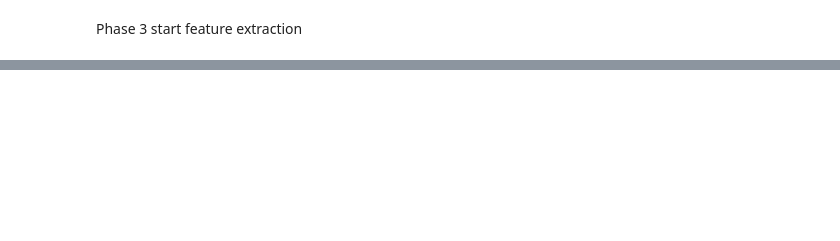
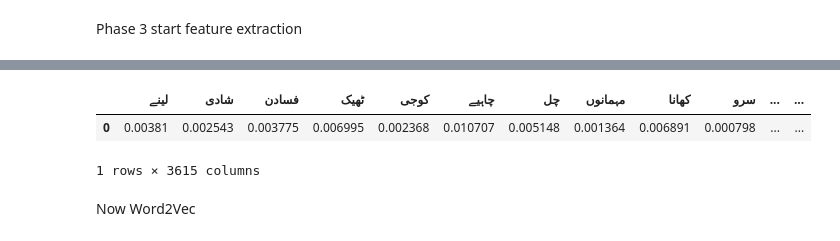
Before and after one commit to SheikhMudassarHanif/NLP, a Jupyter notebook: NLPUrduTextPrepocessing2_0.ipynb, the cells around one changed output, grey strips where cells are left out. Saved outputs shown, nothing was run; the diff lists cells and outputs as text; code cells hidden in the pictures; blank space fills up the shorter version.

```diff
--- a/NLPUrduTextPrepocessing2_0.ipynb
+++ b/NLPUrduTextPrepocessing2_0.ipynb
@@ -19,10 +19,10 @@ nltk.download('punkt')
 [nltk_data]   Package punkt is already up-to-date!
 True
 # %%
-df=pd.read_csv('/content/drive/MyDrive/urdu_sarcastic_dataset.csv')
-df.drop(columns=['Unnamed: 2','Unnamed: 3','Unnamed: 4','Unnamed: 5','Unnamed: 6','Unnamed: 7'],inplace=True)
-df.dropna(inplace=True)
-df.head()
+dftweets=pd.read_csv('/content/drive/MyDrive/urdu_sarcastic_dataset.csv')
+dftweets.drop(columns=['Unnamed: 2','Unnamed: 3','Unnamed: 4','Unnamed: 5','Unnamed: 6','Unnamed: 7'],inplace=True)
+dftweets.dropna(inplace=True)
+dftweets.head()
 # %% [output]
 |  | urdu_text | is_sarcastic |
 | 0 | 🤣😂😂 ہو لینے دے میری شادی فسادن ٹھ... | 1.0 |
@@ -35,3 +42,6 @@ corpus=df['urdu_text'].to_numpy()
+# %%
+limit=1000
+corpus=dftweets['urdu_text'].head(limit).to_numpy()
 # %%
 
 def remove_stopWords(whitespaced_tokens, numpy_array):
@@ -410,9 +303,14 @@ print(Idf(vocabulary[:500],updated_corpus))
 # %%
-# Step 4: Calculate TF-IDF
-words_tfidf = {}
-for word in vocabulary[:500]:
-    words_tfidf[word] = []
+tf_values = compute_tf(updated_corpus)
+
+# Step 4: Compute IDF values
+idf_values = compute_idf(vocabulary, updated_corpus)
+
+# Step 5: Calculate TF-IDF
+words_tfidf = defaultdict(lambda: [])
+for word in vocabulary:
     for sentence in updated_corpus:
-        tf = Tf(word, sentence)
-        words_tfidf[word].append(tf)
+        tf = tf_values[sentence].get(word, 0)
+        tf_idf = tf * idf_values[word]  # Calculate the TF-IDF value
+        words_tfidf[word].append(tf_idf)
 # %%
@@ -469,0 +347,9 @@ Inverse Document Frequency of "مراد": 5.605959616909458
+# %%
+TFIDF_WORDS=pd.DataFrame(words_tfidf, index=[0]) # Added index=[0]
+TFIDF_WORDS.head(10)
+# %% [output]
+|  | لینے | شادی | فسادن | ٹھیک | کوجی | چاہیے | چل | مہمانوں | کھانا | سرو | ... | ... |
+| 0 | 0.00381 | 0.002543 | 0.003775 | 0.006995 | 0.002368 | 0.010707 | 0.005148 | 0.001364 | 0.006891 | 0.000798 | ... | ... |
+1 rows × 3615 columns
+# %% [markdown]
+Now Word2Vec
```
Also changed, not shown: parts of 14 cells of this notebook.
